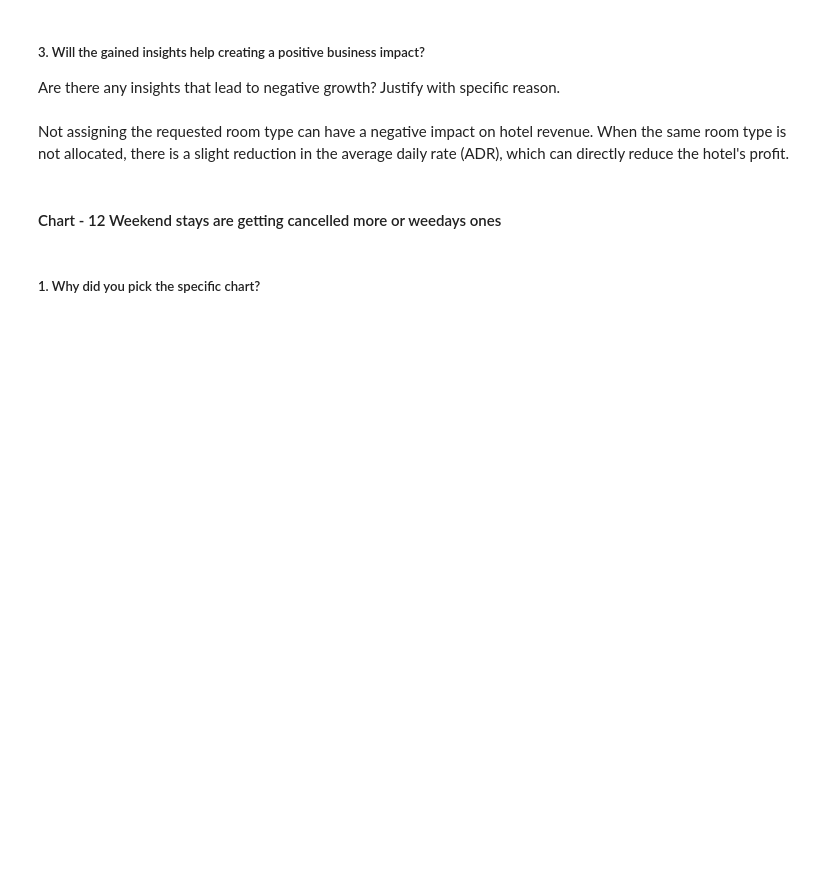
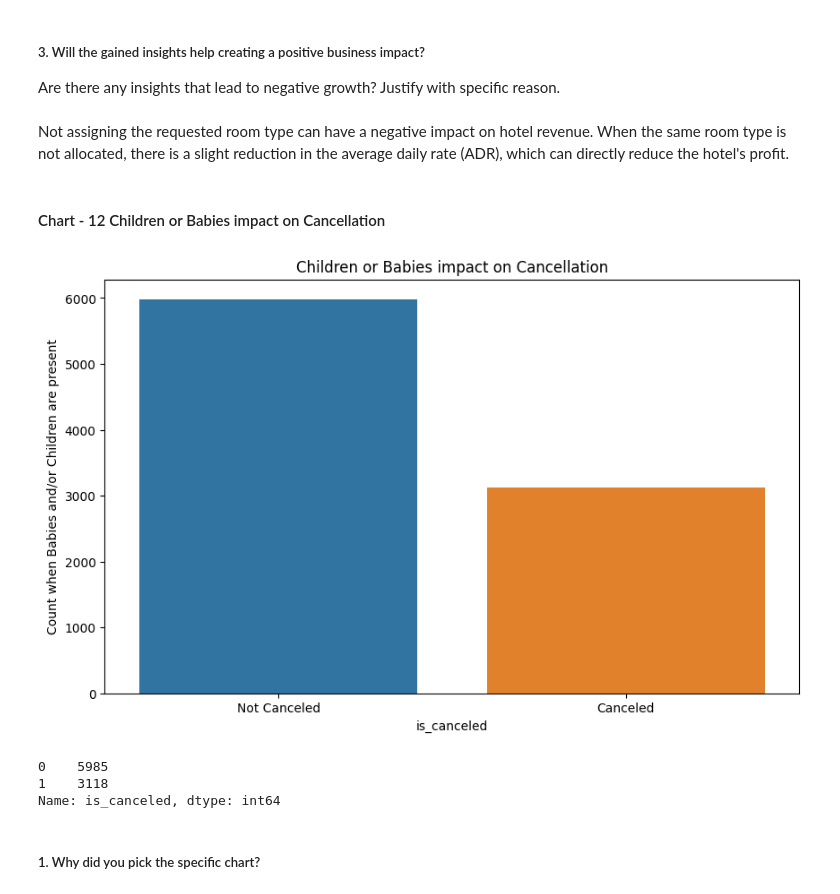
Before and after one commit to pankajmanisahu/EDA-ON-HOTEL-BOOKING-ANALYSIS, a Jupyter notebook: 24_DEC_HOTEL_BOOKING_ANALYSIS_EDA.ipynb, the cells around one changed output. Cells and saved outputs as stored; diff of their text form; code cells hidden in the pictures; blank space fills up the shorter version.

```diff
--- a/24_DEC_HOTEL_BOOKING_ANALYSIS_EDA.ipynb
+++ b/24_DEC_HOTEL_BOOKING_ANALYSIS_EDA.ipynb
@@ -873,5 +873,3 @@ We can oberve from the above visualization that if same room not alloted then cu
 Are there any insights that lead to negative growth? Justify with specific reason.
 # %% [markdown]
 Not assigning the requested room type can have a negative impact on hotel revenue. When the same room type is not allocated, there is a slight reduction in the average daily rate (ADR), which can directly reduce the hotel's profit.
-# %% [markdown]
-#### Chart - 12 Weekend stays are getting cancelled more or weedays ones
@@ -881,3 +876,29 @@ Not assigning the requested room type can have a negative impact on hotel revenu
+# %% [markdown]
+#### Chart - 12 Children or Babies impact on Cancellation
+# %%
+# Chart - 12 visualization code
+# filtering dataframe when 'babies' > 0 and 'children' > 0
+
+temp_df4 = df[(df['babies'] > 0) | (df['children'] > 0)]
+
+# visualizing cancellation rate when babies and/or children(s) are present
+
+plt.figure(figsize = (10,6))
+sns.countplot(x = 'is_canceled', data = temp_df4)
+
+# set labels
+plt.title('Children or Babies impact on Cancellation')
+plt.ylabel('Count when Babies and/or Children are present')
+plt.xticks([0,1],['Not Canceled','Canceled'])
+plt.show()
+# %% [output]
+[figure, added]
+# %%
+temp_df4['is_canceled'].value_counts()
+# %% [output]
+0    5985
+1    3118
+Name: is_canceled, dtype: int64
 # %% [markdown]
 ##### 1. Why did you pick the specific chart?
 # %% [markdown]
```
Also changed, not shown: parts of 1 cell of this notebook.
